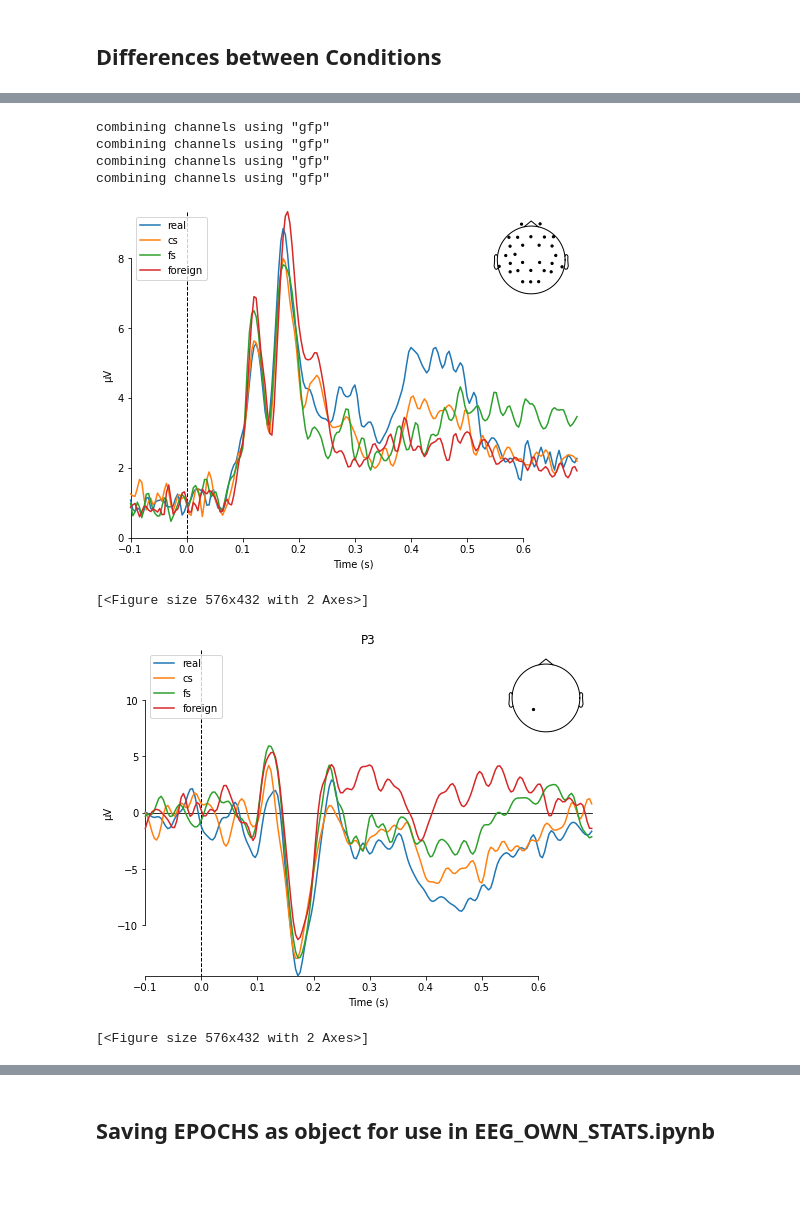
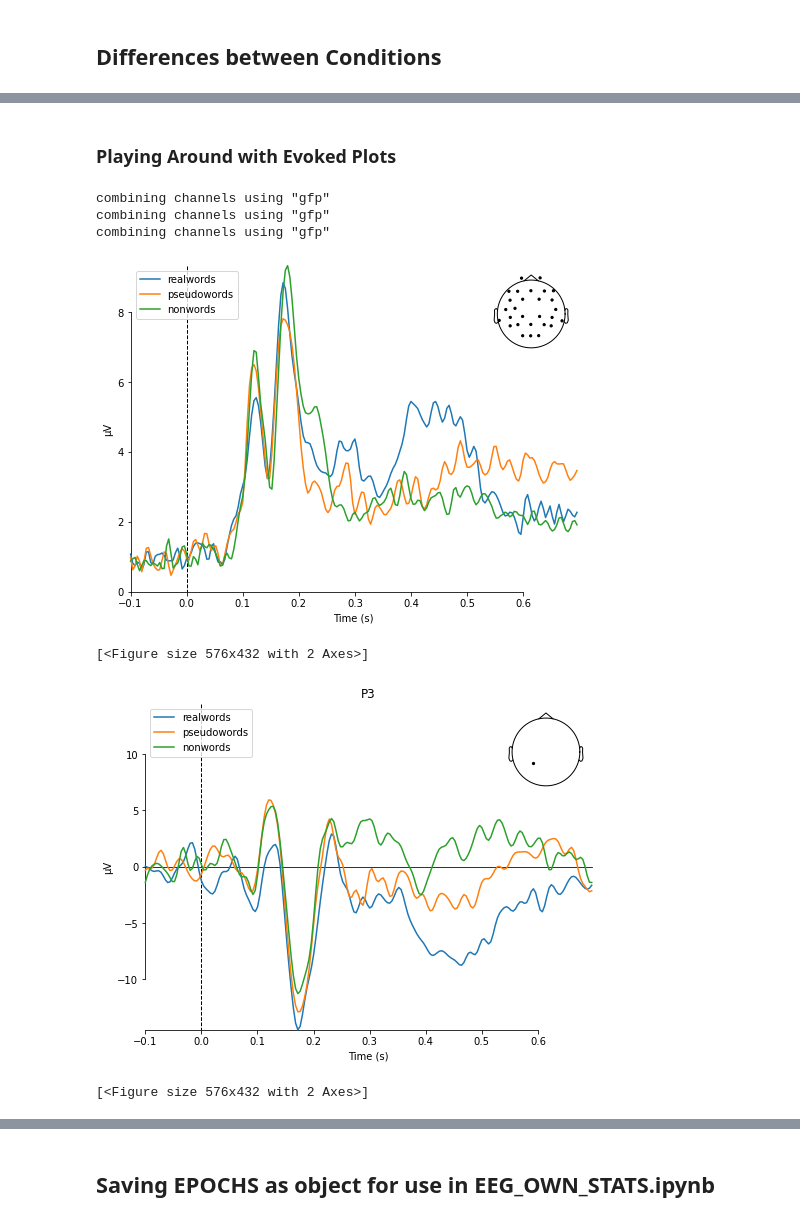
Before and after one commit to MinaAlmasi/neuro_exam, a Jupyter notebook: PREPROCESSING_EEG.ipynb, the cells around one changed output, grey strips where cells are left out. Cells and saved outputs as stored; diff of their text form; code cells hidden in the pictures; blank space fills up the shorter version.

```diff
--- a/PREPROCESSING_EEG.ipynb
+++ b/PREPROCESSING_EEG.ipynb
@@ -233,21 +241,21 @@ Used Annotations descriptions: ['New Segment/', 'Stimulus/S  1', 'Stimulus/S  2'
 array([    1,     2,     3,     4,    11,    12,    13,    14,    15,
           21,    22,    23,    24,    25,    26,    27,    28, 99999])
 # %%
-# setting up event dictionary
-event_id = {'Word/Real': 1,
+## setting up event dictionary ##
+event_id = {'Word/Realwords': 1,
             'Word/CenterShuffled': 2,
-            'Word/FullyShuffled': 3,
-            'Word/Foreign': 4,
+            'Word/Pseudowords': 3,
+            'Word/Nonwords': 4,
             'Decision/YesReal': 11,
             'Decision/YesCenter': 12,
             #'Decision/YesFully': 13,
             #'Decision/YesForeign': 14,
             'Decision/NoReal': 21,
             'Decision/NoCenter': 22,
-            'Decision/NoFully': 23,
-            'Decision/NoForeign': 24,}
+            'Decision/NoPseudo': 23,
+            'Decision/NoNon': 24,}
 
-# setting up FALSE event dictionary
+## setting up FALSE event dictionary ##
 event_id_FALSE = {'15': 15,
             '25': 25,
             '26': 26,
@@ -355,16 +363,16 @@ No baseline correction applied
 ## Differences between Conditions
 # %%
 ## Preprocessing part ##
-word_real_epochs = epochs_resampled['Word/Real']
+word_real_epochs = epochs_resampled['Word/Realwords']
 word_cs_epochs = epochs_resampled['Word/CenterShuffled']
-word_fs_epochs = epochs_resampled['Word/FullyShuffled']
-word_foreign_epochs = epochs_resampled['Word/Foreign']
+word_pseudo_epochs = epochs_resampled['Word/Pseudowords']
+word_non_epochs = epochs_resampled['Word/Nonwords']
 
 
 word_real_evoked = word_real_epochs.average()
 word_cs_evoked = word_cs_epochs.average()
-word_fs_evoked = word_fs_epochs.average()
-word_foreign_evoked = word_foreign_epochs.average()
+word_pseudo_evoked = word_pseudo_epochs.average()
+word_non_evoked = word_non_epochs.average()
 # %%
 ## Plotting ##
 word_real_plot = word_real_evoked.plot_joint(picks='eeg', title = "Real Words");
@@ -386,22 +390,22 @@ No projector specified for this dataset. Please consider the method self.add_pro
+# %% [markdown]
+### Playing Around with Evoked Plots
 # %%
 #all evokeds in a dict
-evokeds = dict(real=word_real_evoked, cs=word_cs_evoked, fs = word_fs_evoked, foreign = word_foreign_evoked)
+evokeds = dict(realwords=word_real_evoked, pseudowords = word_pseudo_evoked, nonwords = word_non_evoked)
 
 # plotting the two evokeds together
 mne.viz.plot_compare_evokeds(evokeds, legend='upper left', show_sensors='upper right')
 # %% [output]
 combining channels using "gfp"
 combining channels using "gfp"
 combining channels using "gfp"
-combining channels using "gfp"
-[figure, old version]
+[figure, new version]
 [<Figure size 576x432 with 2 Axes>]
 # %%
 p3_evoked_plot = mne.viz.plot_compare_evokeds(evokeds, picks='P3')
 p3_evoked_plot
-#p3_evoked_plot[0].savefig(fname = "p3_evoked_plot")
 # %% [output]
-[figure, old version]
+[figure, new version]
 [<Figure size 576x432 with 2 Axes>]
 # %%
 mne.viz.plot_compare_evokeds(evokeds, picks='P7')
```
Also changed, not shown: parts of 39 cells of this notebook, 3 other files.
